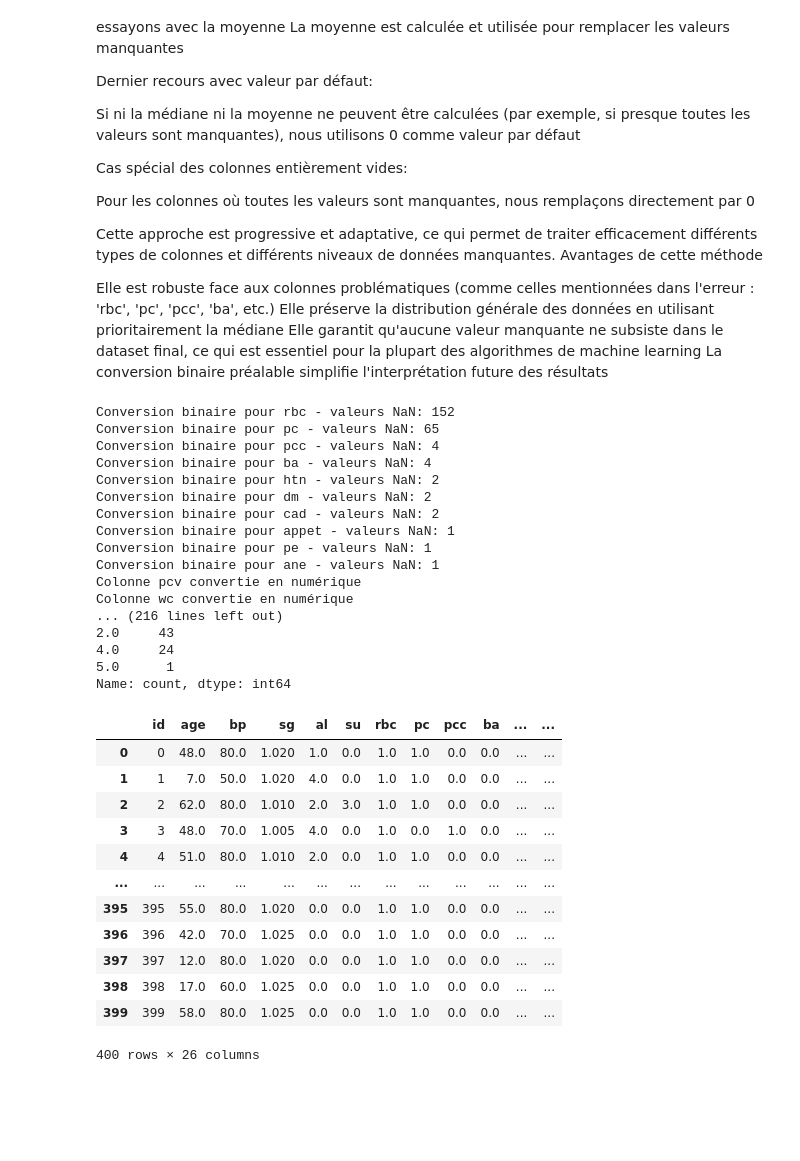
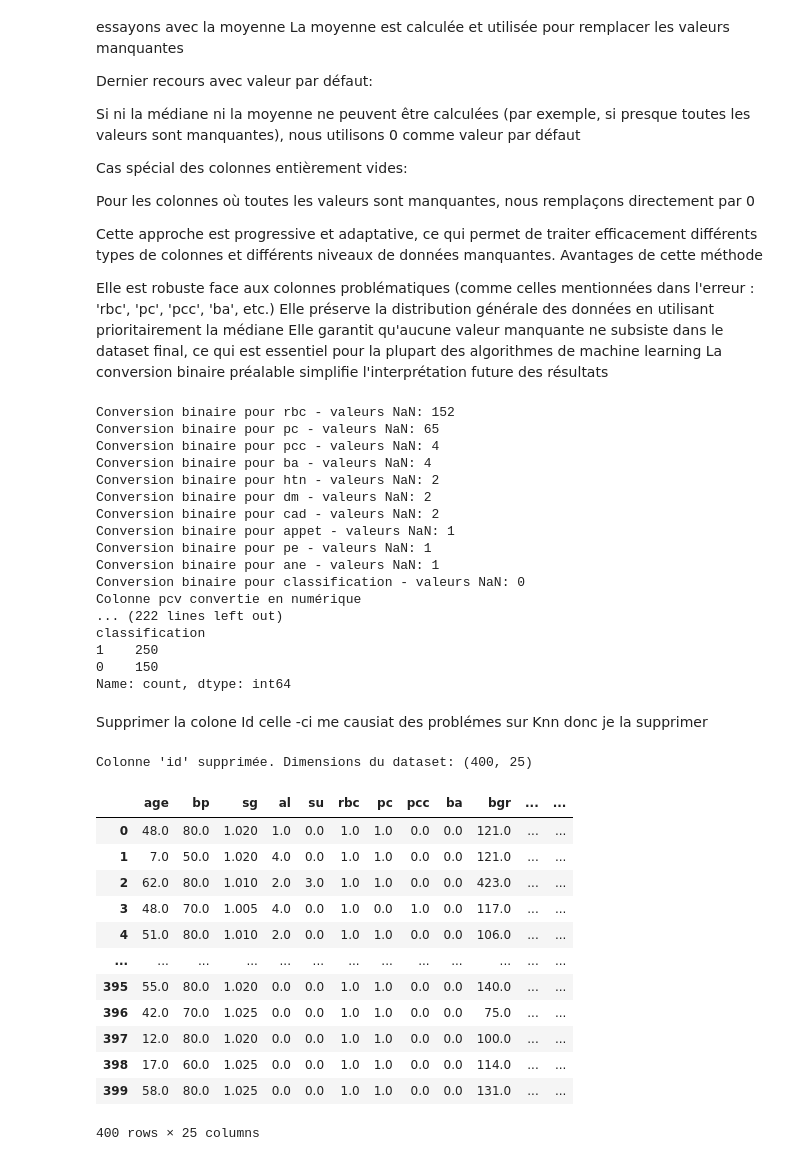
Before and after one commit to hepi1911/ML, a Jupyter notebook: Project_Machine_Learning.ipynb, the cells around one changed output. Saved outputs shown, nothing was run; the diff lists cells and outputs as text; code cells hidden in the pictures; blank space fills up the shorter version.

```diff
--- a/Project_Machine_Learning.ipynb
+++ b/Project_Machine_Learning.ipynb
@@ -266,8 +223,9 @@ Elle préserve la distribution générale des données en utilisant prioritairem
 Elle garantit qu'aucune valeur manquante ne subsiste dans le dataset final, ce qui est essentiel pour la plupart des algorithmes de machine learning
 La conversion binaire préalable simplifie l'interprétation future des résultats
 # %%
+
 # Remplacer les valeurs problématiques par NaN
-df = df.replace(['\t', '?', '', 'nan', 'NaN', 'na'], np.nan) #plus simplement df = df.replace(elm if type(elm)==str, np.nan)
+df = df.replace(['\t', '?', '', 'nan', 'NaN', 'na'], np.nan)
 
 # Première étape : Convertir les colonnes catégorielles en binaire
 # Liste des colonnes catégorielles courantes dans le dataset kidney-disease
@@ -281,9 +239,14 @@ binary_mappings = {
     'cad': {'yes': 1, 'no': 0},
     'appet': {'good': 1, 'poor': 0},
     'pe': {'yes': 1, 'no': 0},
-    'ane': {'yes': 1, 'no': 0},
-    'class': {'ckd': 1, 'notckd': 0}
+    'ane': {'yes': 1, 'no': 0}
 }
+
+# Vérifier si 'class' ou 'classification' existe dans le dataframe
+if 'class' in df.columns:
+    binary_mappings['class'] = {'ckd': 1, 'notckd': 0}
+elif 'classification' in df.columns:
+    binary_mappings['classification'] = {'ckd': 1, 'notckd': 0}
 
 # Nettoyer et standardiser les valeurs textuelles
 for col in df.select_dtypes(include=['object']).columns:
@@ -352,6 +315,14 @@ print("\nDistribution des valeurs pour quelques colonnes principales:")
 for col in df.columns[:5]:  # Limité aux 5 premières colonnes
     print(f"\nDistribution de {col}:")
     print(df[col].value_counts())
+
+# Vérification spécifique de la variable cible (class ou classification)
+if 'class' in df.columns:
+    print("\nDistribution de la variable cible 'class':")
+    print(df['class'].value_counts())
+elif 'classification' in df.columns:
+    print("\nDistribution de la variable cible 'classification':")
+    print(df['classification'].value_counts())
 # %% [output]
 Conversion binaire pour rbc - valeurs NaN: 152
 Conversion binaire pour pc - valeurs NaN: 65
@@ -363,26 +334,32 @@ Conversion binaire pour cad - valeurs NaN: 2
 Conversion binaire pour appet - valeurs NaN: 1
 Conversion binaire pour pe - valeurs NaN: 1
 Conversion binaire pour ane - valeurs NaN: 1
+Conversion binaire pour classification - valeurs NaN: 0
 Colonne pcv convertie en numérique
-Colonne wc convertie en numérique
-... (216 lines left out)
-2.0     43
-4.0     24
-5.0      1
+... (222 lines left out)
+classification
+1    250
+0    150
 Name: count, dtype: int64
-# %%
-df
-# %% [output]
-|  | id | age | bp | sg | al | su | rbc | pc | pcc | ba | ... | ... |
-| 0 | 0 | 48.0 | 80.0 | 1.020 | 1.0 | 0.0 | 1.0 | 1.0 | 0.0 | 0.0 | ... | ... |
-| 1 | 1 | 7.0 | 50.0 | 1.020 | 4.0 | 0.0 | 1.0 | 1.0 | 0.0 | 0.0 | ... | ... |
-| 2 | 2 | 62.0 | 80.0 | 1.010 | 2.0 | 3.0 | 1.0 | 1.0 | 0.0 | 0.0 | ... | ... |
-| 3 | 3 | 48.0 | 70.0 | 1.005 | 4.0 | 0.0 | 1.0 | 0.0 | 1.0 | 0.0 | ... | ... |
-| 4 | 4 | 51.0 | 80.0 | 1.010 | 2.0 | 0.0 | 1.0 | 1.0 | 0.0 | 0.0 | ... | ... |
-| ... | ... | ... | ... | ... | ... | ... | ... | ... | ... | ... | ... | ... |
-| 395 | 395 | 55.0 | 80.0 | 1.020 | 0.0 | 0.0 | 1.0 | 1.0 | 0.0 | 0.0 | ... | ... |
-| 396 | 396 | 42.0 | 70.0 | 1.025 | 0.0 | 0.0 | 1.0 | 1.0 | 0.0 | 0.0 | ... | ... |
-| 397 | 397 | 12.0 | 80.0 | 1.020 | 0.0 | 0.0 | 1.0 | 1.0 | 0.0 | 0.0 | ... | ... |
-| 398 | 398 | 17.0 | 60.0 | 1.025 | 0.0 | 0.0 | 1.0 | 1.0 | 0.0 | 0.0 | ... | ... |
-| 399 | 399 | 58.0 | 80.0 | 1.025 | 0.0 | 0.0 | 1.0 | 1.0 | 0.0 | 0.0 | ... | ... |
-400 rows × 26 columns
+# %% [markdown]
+Supprimer la colone Id  celle -ci me causiat des problémes sur Knn donc je la supprimer
+# %%
+# Supprimer la colonne 'id'
+df = df.drop('id', axis=1)
+print("Colonne 'id' supprimée. Dimensions du dataset:", df.shape)
+df
+# %% [output]
+Colonne 'id' supprimée. Dimensions du dataset: (400, 25)
+|  | age | bp | sg | al | su | rbc | pc | pcc | ba | bgr | ... | ... |
+| 0 | 48.0 | 80.0 | 1.020 | 1.0 | 0.0 | 1.0 | 1.0 | 0.0 | 0.0 | 121.0 | ... | ... |
+| 1 | 7.0 | 50.0 | 1.020 | 4.0 | 0.0 | 1.0 | 1.0 | 0.0 | 0.0 | 121.0 | ... | ... |
+| 2 | 62.0 | 80.0 | 1.010 | 2.0 | 3.0 | 1.0 | 1.0 | 0.0 | 0.0 | 423.0 | ... | ... |
+| 3 | 48.0 | 70.0 | 1.005 | 4.0 | 0.0 | 1.0 | 0.0 | 1.0 | 0.0 | 117.0 | ... | ... |
+| 4 | 51.0 | 80.0 | 1.010 | 2.0 | 0.0 | 1.0 | 1.0 | 0.0 | 0.0 | 106.0 | ... | ... |
+| ... | ... | ... | ... | ... | ... | ... | ... | ... | ... | ... | ... | ... |
+| 395 | 55.0 | 80.0 | 1.020 | 0.0 | 0.0 | 1.0 | 1.0 | 0.0 | 0.0 | 140.0 | ... | ... |
+| 396 | 42.0 | 70.0 | 1.025 | 0.0 | 0.0 | 1.0 | 1.0 | 0.0 | 0.0 | 75.0 | ... | ... |
+| 397 | 12.0 | 80.0 | 1.020 | 0.0 | 0.0 | 1.0 | 1.0 | 0.0 | 0.0 | 100.0 | ... | ... |
+| 398 | 17.0 | 60.0 | 1.025 | 0.0 | 0.0 | 1.0 | 1.0 | 0.0 | 0.0 | 114.0 | ... | ... |
+| 399 | 58.0 | 80.0 | 1.025 | 0.0 | 0.0 | 1.0 | 1.0 | 0.0 | 0.0 | 131.0 | ... | ... |
+400 rows × 25 columns
```
Also changed, not shown: parts of 12 cells of this notebook.
